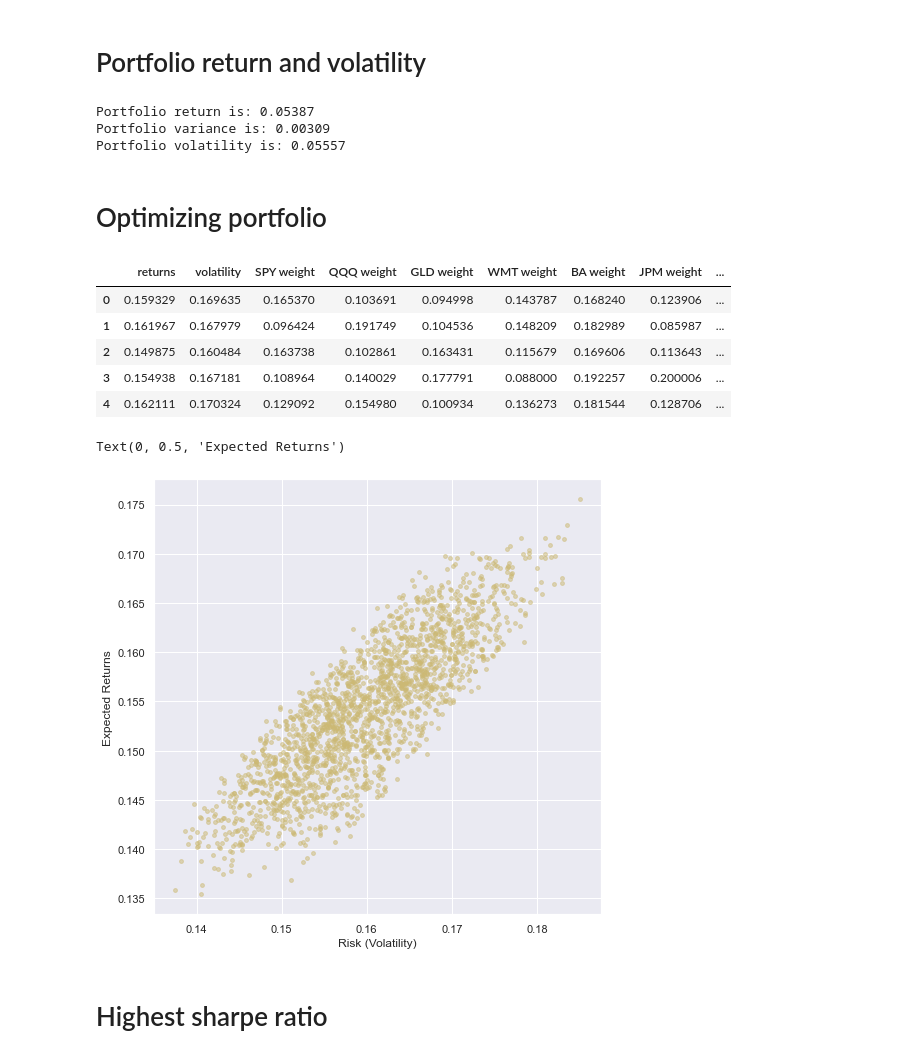
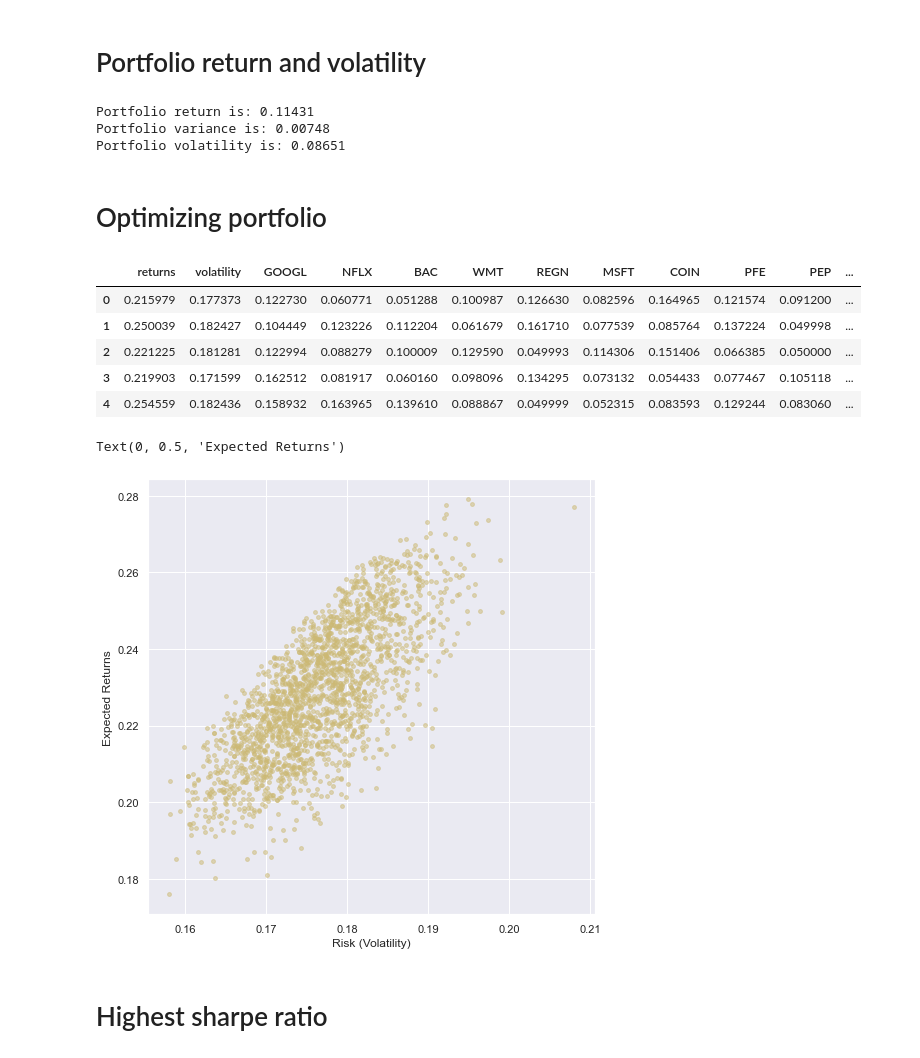
Before and after one commit to khrystyna-skopyk/portfolio_analytics, a Jupyter notebook: porfolio-opt-multiple-stocks.ipynb, the cells around one changed output. Saved outputs shown, nothing was run; the diff lists cells and outputs as text; code cells hidden in the pictures.

```diff
--- a/porfolio-opt-multiple-stocks.ipynb
+++ b/porfolio-opt-multiple-stocks.ipynb
@@ -81,7 +81,7 @@ def weights_sampler(samples, sum_to, range_list):
 **historical_data_years** - number of years to fetch the historical data for
 # %%
 # Portfolio inputs:
-tickers = ['SPY', 'QQQ', 'GLD', 'WMT', 'BA', 'JPM', 'DIS']
+tickers = ['GOOGL', 'NFLX', 'BAC', 'WMT', 'REGN', 'MSFT', 'COIN', 'PFE', 'PEP', 'CVX']
 historical_data_years = 10
 
 np.random.seed(123)
@@ -89,12 +89,12 @@ np.random.seed(123)
 # Some dynamic input
 treasury_bills_yield = get_us_treasuries_yield()
 risk_free_rate = float(treasury_bills_yield.iloc[-1]["last"]) / 100
-live_prices = [si.get_live_price(ticker) for ticker in tickers]
+live_prices = [(ticker, si.get_live_price(ticker)) for ticker in tickers]
 
 print("US Treasuries Yield:\n")
 print(treasury_bills_yield)
 print("\n30 years US treasuries yield used as risk free rate: ", risk_free_rate)
-print("\nLive prices for your tickers:\n", "\n".join(t+" "+str(round(lp,2)) for t,lp in zip(tickers, live_prices)))
+print("\nLive prices for your tickers:\n", "\n".join(t+" "+str(round(lp,2)) for t,lp in live_prices))
 # %% [output]
 US Treasuries Yield:
 
@@ -185,7 +188,7 @@ Text(0.5, 1.0, 'Portfolio Pearson correlation')
 # %% [markdown]
 # Portfolio return and volatility
 # %%
-weight_portfolio = [0.05, 0.05, 0.05, 0.05, 0.05, 0.05, 0.05]
+weight_portfolio = [0.05 for _ in range(len(tickers))]
 portfolio_return = (returns_portfolio.mean()*252).dot(weight_portfolio)
 portfolio_variance = np.transpose(weight_portfolio)@covariance_matrix@weight_portfolio*252
 portfolio_volatility = np.sqrt(portfolio_variance)
@@ -194,9 +197,9 @@ print("Portfolio return is:", round(portfolio_return, 5))
 print("Portfolio variance is:", round(portfolio_variance, 5))
 print("Portfolio volatility is:", round(portfolio_volatility, 5))
 # %% [output]
-Portfolio return is: 0.05387
-Portfolio variance is: 0.00309
-Portfolio volatility is: 0.05557
+Portfolio return is: 0.11431
+Portfolio variance is: 0.00748
+Portfolio volatility is: 0.08651
 # %% [markdown]
 # Optimizing portfolio
 # %%
@@ -229,18 +232,18 @@ for port in range(num_portfolios):
 # %%
 data = {'returns':pt_returns, 'volatility':pt_volatility}
 
 for counter,symbol in enumerate(portfolio.columns.tolist()):
-    data[symbol+' weight'] = [w[counter] for w in pt_weights]
+    data[symbol] = [w[counter] for w in pt_weights]
 
 portfolios_V1 = pd.DataFrame(data)
 portfolios_V1.head()
 # %% [output]
-|  | returns | volatility | SPY weight | QQQ weight | GLD weight | WMT weight | BA weight | JPM weight | ... |
-| 0 | 0.159329 | 0.169635 | 0.165370 | 0.103691 | 0.094998 | 0.143787 | 0.168240 | 0.123906 | ... |
-| 1 | 0.161967 | 0.167979 | 0.096424 | 0.191749 | 0.104536 | 0.148209 | 0.182989 | 0.085987 | ... |
-| 2 | 0.149875 | 0.160484 | 0.163738 | 0.102861 | 0.163431 | 0.115679 | 0.169606 | 0.113643 | ... |
-| 3 | 0.154938 | 0.167181 | 0.108964 | 0.140029 | 0.177791 | 0.088000 | 0.192257 | 0.200006 | ... |
-| 4 | 0.162111 | 0.170324 | 0.129092 | 0.154980 | 0.100934 | 0.136273 | 0.181544 | 0.128706 | ... |
+|  | returns | volatility | GOOGL | NFLX | BAC | WMT | REGN | MSFT | COIN | PFE | PEP | ... |
+| 0 | 0.215979 | 0.177373 | 0.122730 | 0.060771 | 0.051288 | 0.100987 | 0.126630 | 0.082596 | 0.164965 | 0.121574 | 0.091200 | ... |
+| 1 | 0.250039 | 0.182427 | 0.104449 | 0.123226 | 0.112204 | 0.061679 | 0.161710 | 0.077539 | 0.085764 | 0.137224 | 0.049998 | ... |
+| 2 | 0.221225 | 0.181281 | 0.122994 | 0.088279 | 0.100009 | 0.129590 | 0.049993 | 0.114306 | 0.151406 | 0.066385 | 0.050000 | ... |
+| 3 | 0.219903 | 0.171599 | 0.162512 | 0.081917 | 0.060160 | 0.098096 | 0.134295 | 0.073132 | 0.054433 | 0.077467 | 0.105118 | ... |
+| 4 | 0.254559 | 0.182436 | 0.158932 | 0.163965 | 0.139610 | 0.088867 | 0.049999 | 0.052315 | 0.083593 | 0.129244 | 0.083060 | ... |
 # %%
 portfolios_V1.plot.scatter(x='volatility', y='returns', marker='o',color='y',
                            s=15, alpha=0.5,grid=True,figsize=[8,8])
@@ -248,7 +251,7 @@ plt.xlabel('Risk (Volatility)')
 plt.ylabel('Expected Returns')
 # %% [output]
 Text(0, 0.5, 'Expected Returns')
-[figure, old version]
+[figure, new version]
 # %% [markdown]
 # Highest sharpe ratio
 # %%
```
Also changed, not shown: parts of 14 cells of this notebook.
